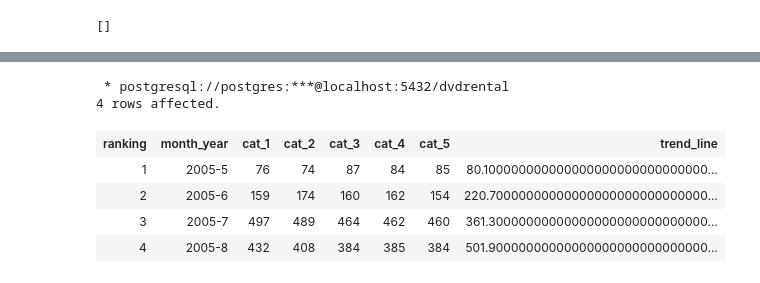
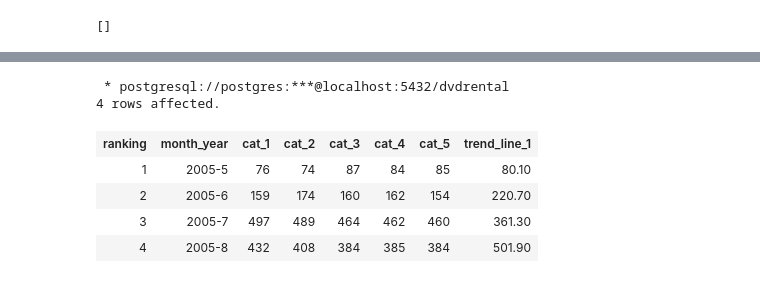
Before and after one commit to digital-tyler/diy_database, a Jupyter notebook: database_sample_data.ipynb, the cells around one changed output, grey strips where cells are left out. Cells and saved outputs as stored; diff of their text form; code cells hidden in the pictures.

Commit message:
Completed the initial forecasts for our top 5 categories, along with some cell cleanup.

```diff
--- a/database_sample_data.ipynb
+++ b/database_sample_data.ipynb
@@ -399,10 +340,18 @@ limit 5]
 # %%
 %%sql
 
--- Predicting demand for the upcoming Q4 2006 season, for the top 5 categories of movie rentals
--- Crosstab exists initially to pivot data - the output will be then fed into a new series of CTEs
--- First CTE focuses on joining all necessary tables for rental volume by category
--- Second CTE focuses on layering in biz logic for categorizing movies based on recency
+-- This is a development query, creating a single regression trend line for category 1 (cat_1)
+
+-- Execution order, high level:
+-- 1. Creating a base set of data for top 5 film categories, by rental volume
+-- 2. Pivoting this base dataset, where columns contain an individual categories rental volume by month
+-- 3. Establihing the stastical values for slope and intercept, derived from historical data
+-- 4. Returning the trend line for category 1
+
+Notes:
+
+-- Crosstab is necessary to pivot category data into columns, for statistical inference of slope and intercept
+
 
 with pivoted_data as (
 select * from crosstab (
@@ -463,36 +412,36 @@ top_5_cats as (
 )
     select name from top_5_cats
     $$)
     as sales_summary(month_year varchar, cat_1 int, cat_2 int, cat_3 int, cat_4 int, cat_5 int)
 
 ),
 stat_projection_prep as (
     select rank() over (order by month_year) as ranking, *
     from pivoted_data
 ),
 stat_projection_1 as (
     select ranking, avg(ranking) over() as ranking_bar
     , cat_1, avg(cat_1) over() as cat_1_bar
     from stat_projection_prep
 ),
 stat_projection_2 as (
     select SUM((ranking - ranking_bar) * (cat_1 - cat_1_bar)) / SUM((ranking - ranking_bar) * (ranking - ranking_bar)) as slope
     , MAX(ranking_bar) as ranking_bar_max
     , MAX(cat_1_bar) as cat_1_bar_max
     from stat_projection_1
 ),
 trend_line as (
     select slope, cat_1_bar_max - ranking_bar_max * slope intercept
     from stat_projection_2
 )
     select spp.*
-    , (spp.ranking * (select slope from trend_line) + (select intercept from trend_line)) as trend_line
+    , round((spp.ranking * (select slope from trend_line) + (select intercept from trend_line)),2) as trend_line_1
     from stat_projection_prep spp
 # %% [output]
  * postgresql://postgres:***@localhost:5432/dvdrental
 4 rows affected.
-| ranking | month_year | cat_1 | cat_2 | cat_3 | cat_4 | cat_5 | trend_line |
-| 1 | 2005-5 | 76 | 74 | 87 | 84 | 85 | 80.100000000000000000000000000000... |
-| 2 | 2005-6 | 159 | 174 | 160 | 162 | 154 | 220.70000000000000000000000000000... |
-| 3 | 2005-7 | 497 | 489 | 464 | 462 | 460 | 361.30000000000000000000000000000... |
-| 4 | 2005-8 | 432 | 408 | 384 | 385 | 384 | 501.90000000000000000000000000000... |
+| ranking | month_year | cat_1 | cat_2 | cat_3 | cat_4 | cat_5 | trend_line_1 |
+| 1 | 2005-5 | 76 | 74 | 87 | 84 | 85 | 80.10 |
+| 2 | 2005-6 | 159 | 174 | 160 | 162 | 154 | 220.70 |
+| 3 | 2005-7 | 497 | 489 | 464 | 462 | 460 | 361.30 |
+| 4 | 2005-8 | 432 | 408 | 384 | 385 | 384 | 501.90 |
```
Also changed, not shown: parts of 21 cells of this notebook.
